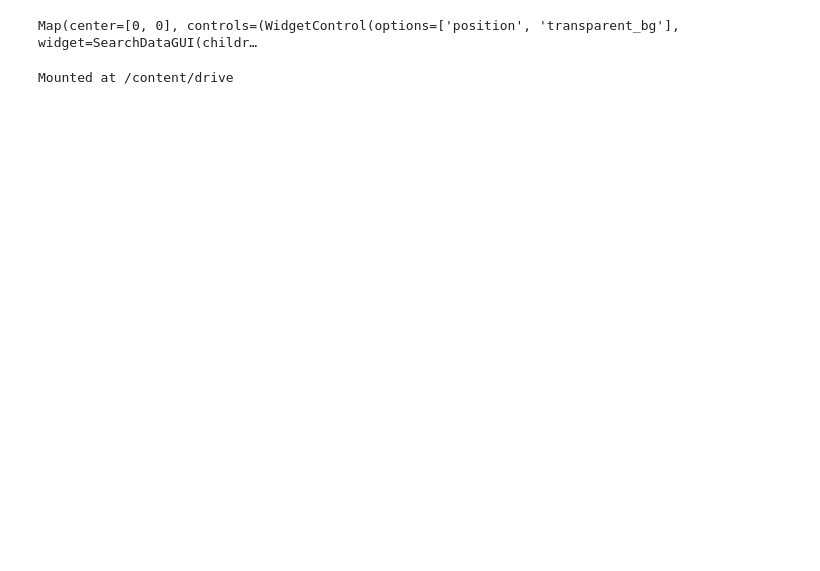
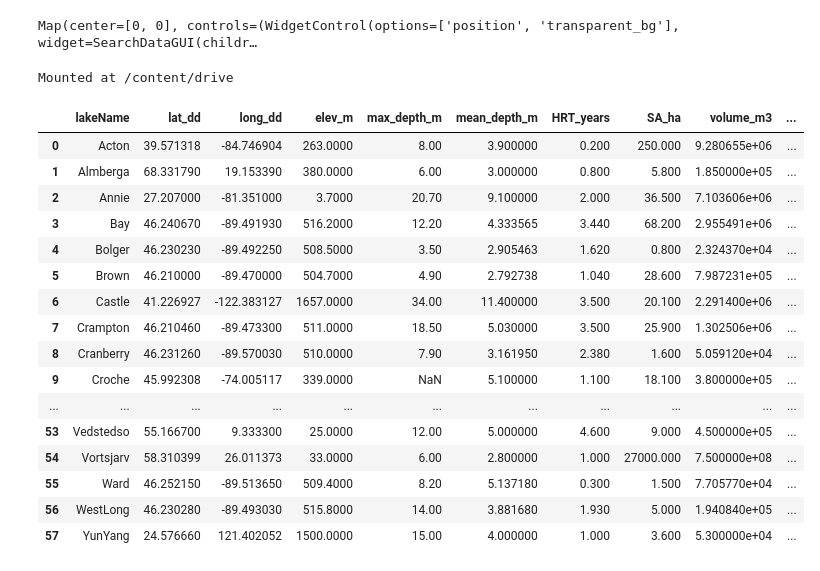
Before and after one commit to shijiarui-rs/colab_sjr_rs_w, a Jupyter notebook: CUBO_TEST_DEMO.ipynb, the cells around one changed output. Cells and saved outputs as stored; diff of their text form; code cells hidden in the pictures; blank space fills up the shorter version.

```diff
--- a/CUBO_TEST_DEMO.ipynb
+++ b/CUBO_TEST_DEMO.ipynb
@@ -69,0 +48,23 @@ import ee
+# %%
+import pandas as pd
+
+lake_meta = pd.read_csv('./drive/MyDrive/58_lake_descriptions.csv',sep = ',')
+lake_meta
+# %% [output]
+|  | lakeName | lat_dd | long_dd | elev_m | max_depth_m | mean_depth_m | HRT_years | SA_ha | volume_m3 | ... |
+| 0 | Acton | 39.571318 | -84.746904 | 263.0000 | 8.00 | 3.900000 | 0.200 | 250.000 | 9.280655e+06 | ... |
+| 1 | Almberga | 68.331790 | 19.153390 | 380.0000 | 6.00 | 3.000000 | 0.800 | 5.800 | 1.850000e+05 | ... |
+| 2 | Annie | 27.207000 | -81.351000 | 3.7000 | 20.70 | 9.100000 | 2.000 | 36.500 | 7.103606e+06 | ... |
+| 3 | Bay | 46.240670 | -89.491930 | 516.2000 | 12.20 | 4.333565 | 3.440 | 68.200 | 2.955491e+06 | ... |
+| 4 | Bolger | 46.230230 | -89.492250 | 508.5000 | 3.50 | 2.905463 | 1.620 | 0.800 | 2.324370e+04 | ... |
+| 5 | Brown | 46.210000 | -89.470000 | 504.7000 | 4.90 | 2.792738 | 1.040 | 28.600 | 7.987231e+05 | ... |
+| 6 | Castle | 41.226927 | -122.383127 | 1657.0000 | 34.00 | 11.400000 | 3.500 | 20.100 | 2.291400e+06 | ... |
+| 7 | Crampton | 46.210460 | -89.473300 | 511.0000 | 18.50 | 5.030000 | 3.500 | 25.900 | 1.302506e+06 | ... |
+| 8 | Cranberry | 46.231260 | -89.570030 | 510.0000 | 7.90 | 3.161950 | 2.380 | 1.600 | 5.059120e+04 | ... |
+| 9 | Croche | 45.992308 | -74.005117 | 339.0000 | NaN | 5.100000 | 1.100 | 18.100 | 3.800000e+05 | ... |
+| ... | ... | ... | ... | ... | ... | ... | ... | ... | ... | ... |
+| 53 | Vedstedso | 55.166700 | 9.333300 | 25.0000 | 12.00 | 5.000000 | 4.600 | 9.000 | 4.500000e+05 | ... |
+| 54 | Vortsjarv | 58.310399 | 26.011373 | 33.0000 | 6.00 | 2.800000 | 1.000 | 27000.000 | 7.500000e+08 | ... |
+| 55 | Ward | 46.252150 | -89.513650 | 509.4000 | 8.20 | 5.137180 | 0.300 | 1.500 | 7.705770e+04 | ... |
+| 56 | WestLong | 46.230280 | -89.493030 | 515.8000 | 14.00 | 3.881680 | 1.930 | 5.000 | 1.940840e+05 | ... |
+| 57 | YunYang | 24.576660 | 121.402052 | 1500.0000 | 15.00 | 4.000000 | 1.000 | 3.600 | 5.300000e+04 | ... |
```
Also changed, not shown: parts of 20 cells of this notebook.
